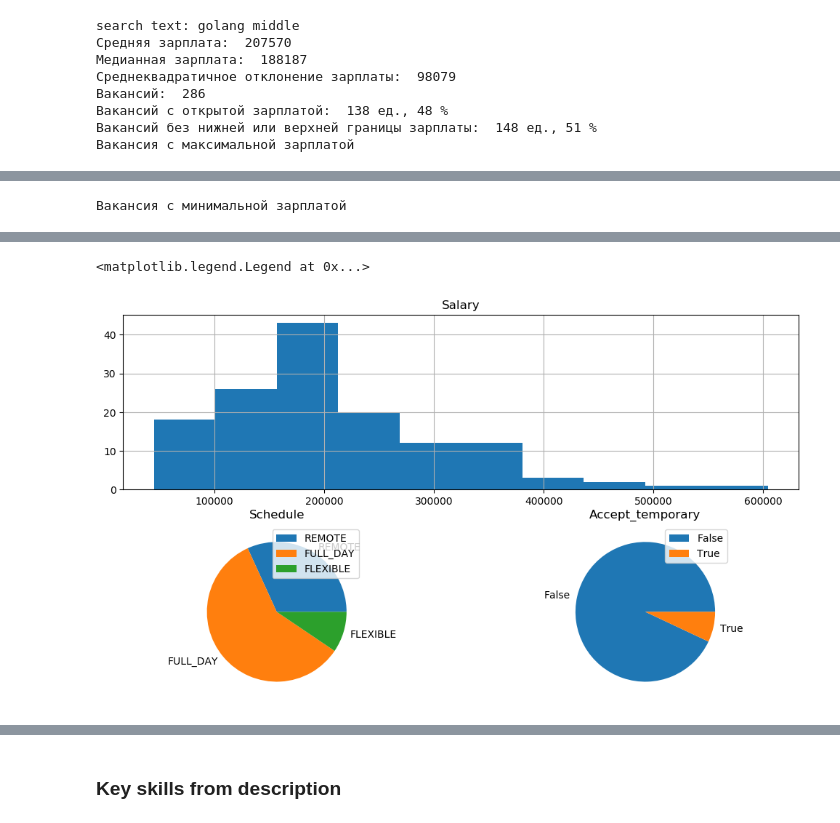
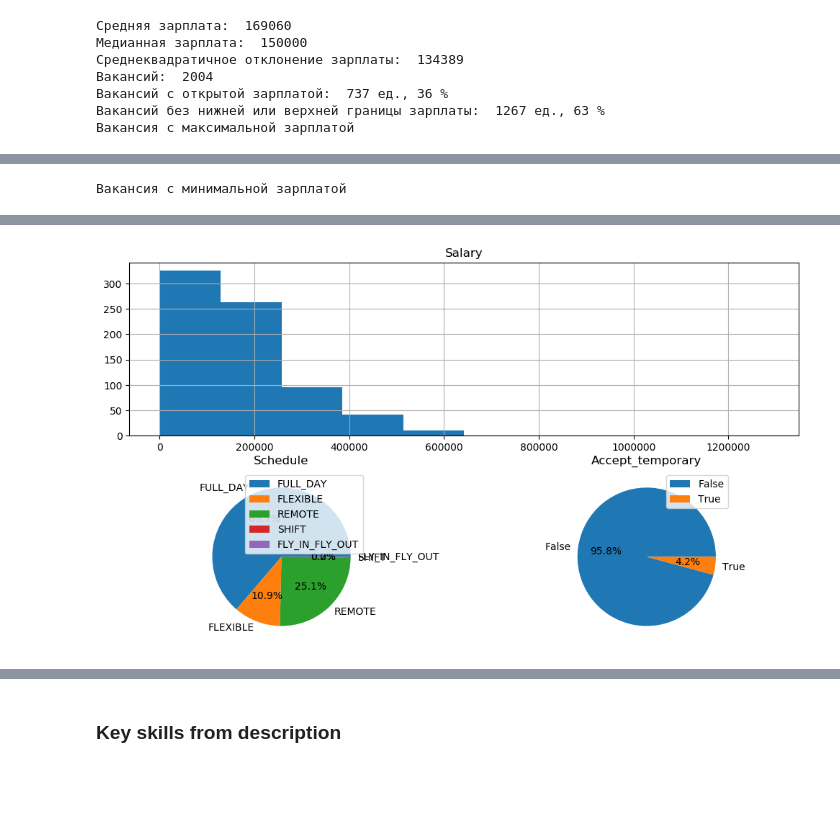
Before and after one commit to LuaSavage/hh_ru_research, a Jupyter notebook: main.ipynb, the cells around one changed output, grey strips where cells are left out. Drawn from its saved outputs; the diff is of its cells as text; code cells hidden in the pictures; blank space fills up the shorter version.

```diff
--- a/main.ipynb
+++ b/main.ipynb
@@ -1,12 +3,12 @@
 # %%
 import io, json
 
-vacancy_search_text = "golang middle"
+vacancy_search_text = "c++ senior"
 
 def load_json_from_file(path):
     with io.open(path, encoding='utf-8', mode='r') as  json_file:
         return json.load(json_file)
 
 raw_vacancy_data = load_json_from_file("json/"+vacancy_search_text+".json")
-print(len(raw_vacancy_data))
+print(vacancy_search_text)
 # %% [output]
@@ -60 +57,5 @@ df=pd.read_csv(vacancy_search_text+".csv", encoding="utf8" )
+# %%
+import pandas as pd
+df = pd.DataFrame()
+df=pd.read_csv("csv/"+vacancy_search_text+".csv", encoding="utf8" )
 # %%
@@ -120,3 +119,13 @@ display(df)
+# %%
+def make_simple_word_pie(data_frame,collumn,title):
+    plt.title(title or collumn)
+    word_series = df[collumn]
+    word_series = pd.Series(data=list(Counter(word_series.values)),
+                                index=list(Counter(word_series.values).values()))
+    wedges, patches, texts = plt.pie(word_series.index,
+                                     labels = word_series.values,
+                                     autopct='%1.1f%%')
+    plt.legend(labels = word_series.values)
 # %%
 from collections import Counter
 import numpy as np
@@ -125,7 +134,6 @@ import matplotlib.pyplot as plt
 
 salary_series = pd.to_numeric(df["salary"], errors = "coerce")
 
-print("search text:",vacancy_search_text)
 print("Средняя зарплата: ",math.floor((salary_series.mean(skipna=True))))
 print("Медианная зарплата: ",math.floor(salary_series.median(skipna=True)))
 print("Среднеквадратичное отклонение зарплаты: ",math.floor(salary_series.std(skipna=True)))
@@ -150,32 +158,17 @@ display(df[salary_series.idxmin():salary_series.idxmin()+1])
 
 fz = plt.figure(figsize=(12, 7), dpi=100)
 fz.add_subplot(2,1,1)
+plt.title('Salary')
 salary_series.hist()
-plt.title('Salary')
-
 fz.add_subplot(2,2,3)
-plt.title('Schedule')
-schedule_series = df["schedule"]
-schedule_series = pd.Series(data=list(Counter(schedule_series.values)),
-                            index=list(Counter(schedule_series.values).values()))
-
-patches, texts = plt.pie(schedule_series.index, labels = schedule_series.values)
-plt.legend(patches, schedule_series.values)
-
+make_simple_word_pie(df,"schedule",'Schedule')
 fz.add_subplot(2,2,4)
-plt.title('Accept_temporary')
-accept_temporary_series = df["accept_temporary"]
-accept_temporary_series = pd.Series(data=list(Counter(accept_temporary_series.values)),
-                            index=list(Counter(accept_temporary_series.values).values()))
-
-patches, texts = plt.pie(accept_temporary_series.index, labels = accept_temporary_series.values)
-plt.legend(patches, accept_temporary_series.values)
+make_simple_word_pie(df,"accept_temporary",'Accept_temporary')
 # %% [output]
-search text: golang middle
-Средняя зарплата:  207570
-Медианная зарплата:  188187
-Среднеквадратичное отклонение зарплаты:  98079
-Вакансий:  286
-Вакансий с открытой зарплатой:  138 ед., 48 %
-Вакансий без нижней или верхней границы зарплаты:  148 ед., 51 %
+Средняя зарплата:  169060
+Медианная зарплата:  150000
+Среднеквадратичное отклонение зарплаты:  134389
+Вакансий:  2004
+Вакансий с открытой зарплатой:  737 ед., 36 %
+Вакансий без нижней или верхней границы зарплаты:  1267 ед., 63 %
 Вакансия с максимальной зарплатой
@@ -187,5 +180,4 @@ search text: golang middle
-<matplotlib.legend.Legend at 0x...>
-[figure, old version]
+[figure, new version]
 # %%
 from collections import Counter
 import scipy
```
Also changed, not shown: parts of 15 cells of this notebook.
